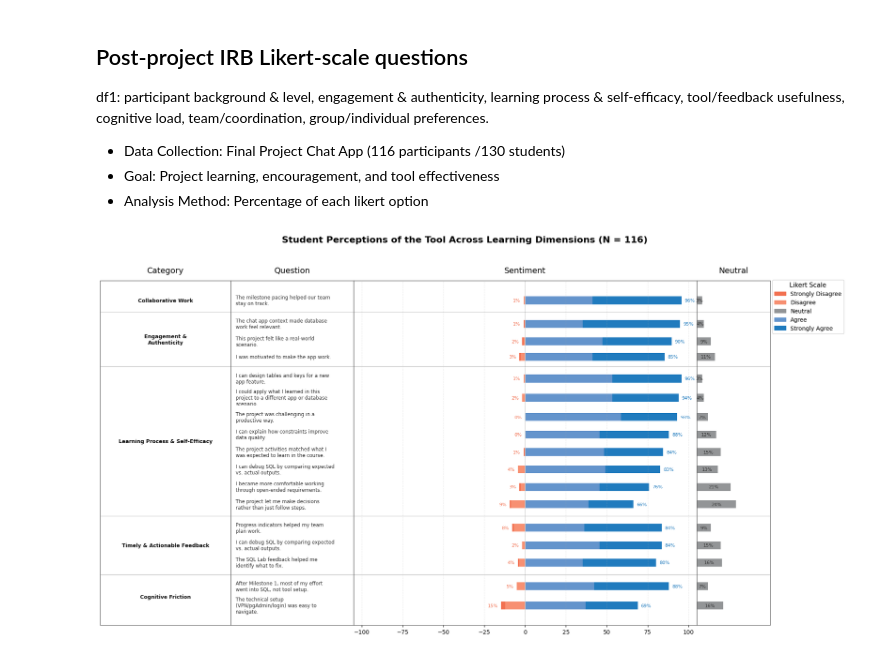
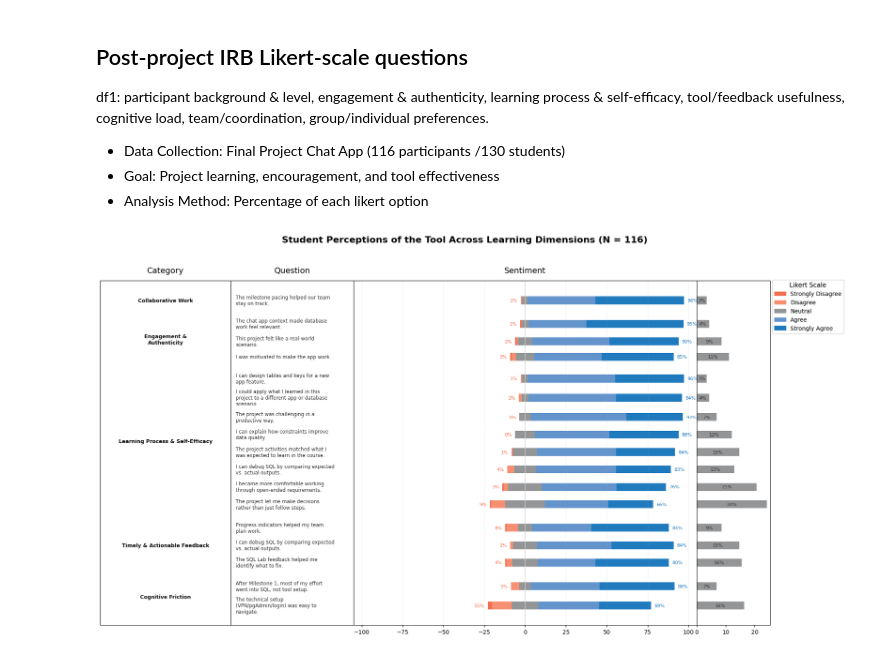
Before and after one commit to bcsaldias/sigcse-ai-2027, a Jupyter notebook: likert/v2_Info330_ExploratoryDataAnalysis.ipynb, the cells around one changed output. Saved outputs shown, nothing was run; the diff lists cells and outputs as text; code cells hidden in the pictures.

Commit message:
centered neutral

```diff
--- a/likert/v2_Info330_ExploratoryDataAnalysis.ipynb
+++ b/likert/v2_Info330_ExploratoryDataAnalysis.ipynb
@@ -168,23 +168,31 @@ for i, (_, row) in enumerate(plot_df.iterrows()):
 
 ax_q.set_title("Question", fontsize=14, pad=14)
 
-left = np.zeros(len(y_bars))
+neutral_half = (plot_df["Neutral"] / 2).values
 
-for col in ["Disagree", "Strongly Disagree"]:
-    vals = -plot_df[col]
-    ax_main.barh(y_bars, vals, left=left, color=COLORS[col], height=BAR_HEIGHT)
-    left += vals
+# Negatives start at -(total_neg + neutral_half)
+left_neg = -(plot_df["total_neg"].values + neutral_half)
+for col in ["Strongly Disagree", "Disagree"]:
+    vals = plot_df[col].values
+    ax_main.barh(y_bars, vals, left=left_neg, color=COLORS[col], height=BAR_HEIGHT)
+    left_neg += vals
 
-left = np.zeros(len(y_bars))
+# Neutral centered at 0
+ax_main.barh(y_bars, plot_df["Neutral"].values, left=-neutral_half,
+             color=COLORS["Neutral"], height=BAR_HEIGHT)
+
+# Positives start at +neutral_half
+left_pos = neutral_half.copy()
 for col in ["Agree", "Strongly Agree"]:
-    vals = plot_df[col]
-    ax_main.barh(y_bars, vals, left=left, color=COLORS[col], height=BAR_HEIGHT)
-    left += vals
+    vals = plot_df[col].values
+    ax_main.barh(y_bars, vals, left=left_pos, color=COLORS[col], height=BAR_HEIGHT)
+    left_pos += vals
+
 
 for i, y in enumerate(y_bars):
-    ax_main.text(-total_neg.iloc[i] - 2, y, f"{total_neg.iloc[i]:.0f}%",
+    ax_main.text(-(total_neg.iloc[i] + neutral_half[i]) - 2, y, f"{total_neg.iloc[i]:.0f}%",
                  ha="right", va="center", fontsize=8, color=COLORS["Strongly Disagree"])
-    ax_main.text( total_pos.iloc[i] + 2, y, f"{total_pos.iloc[i]:.0f}%",
+    ax_main.text( total_pos.iloc[i] + neutral_half[i] + 2, y, f"{total_pos.iloc[i]:.0f}%",
                  ha="left",  va="center", fontsize=8, color=COLORS["Strongly Agree"])
 
 ax_main.set_xlim(-105, 105)
@@ -209,31 +217,31 @@ ax_neu.set_yticks([])
 for cat in category_ranges[:-1]:
     for ax in [ax_cat, ax_q, ax_main, ax_neu]:
         ax.axhline(cat["divider"], color=BORDER_COLOR, lw=0.8, alpha=0.5)
 
 for ax in [ax_cat, ax_q, ax_main, ax_neu]:
     for spine in ax.spines.values():
         spine.set_visible(True)
         spine.set_linewidth(0.9)
         spine.set_color(BORDER_COLOR)
 
 ax_cat.invert_yaxis()
 
 legend_handles = [
     plt.Rectangle((0, 0), 1, 1, color=COLORS[lbl], label=lbl)
     for lbl in LIKERT_ORDER
 ]
 fig.legend(
     handles=legend_handles,
     loc="upper right", bbox_to_anchor=(1.015, 0.885),
     title="Likert Scale", fontsize=10, title_fontsize=11, frameon=True
 )
 
 plt.suptitle(
     "Student Perceptions of the Tool Across Learning Dimensions (N = 116)",
     fontsize=16, fontweight="semibold", y=0.985
 )
 
 fig.tight_layout(rect=[0, 0, 0.92, 0.96])
 plt.show()
 # %% [output]
-[figure, old version]
+[figure, new version]
```
